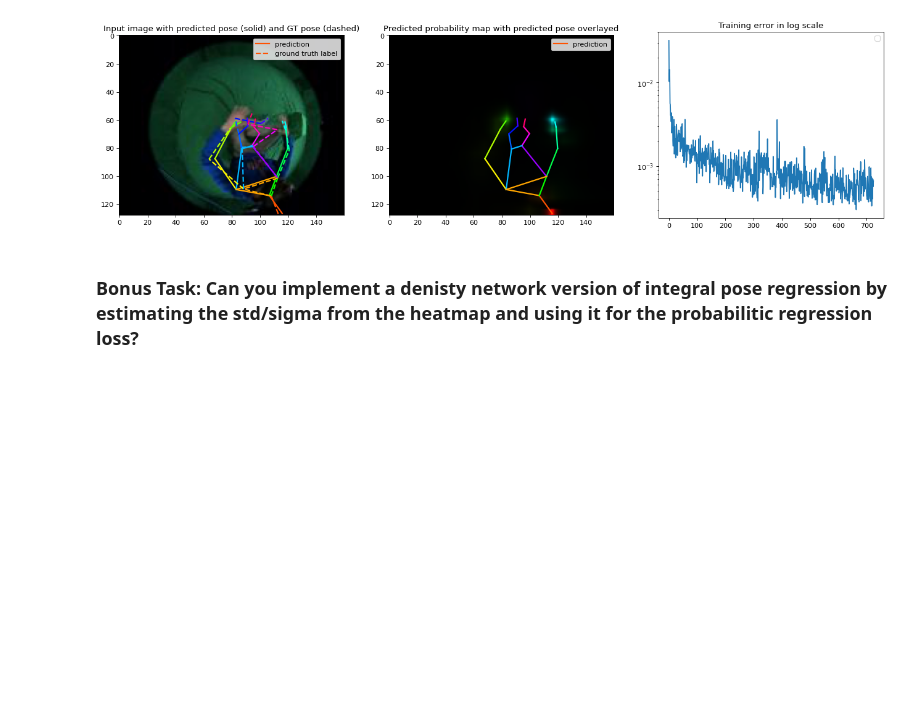
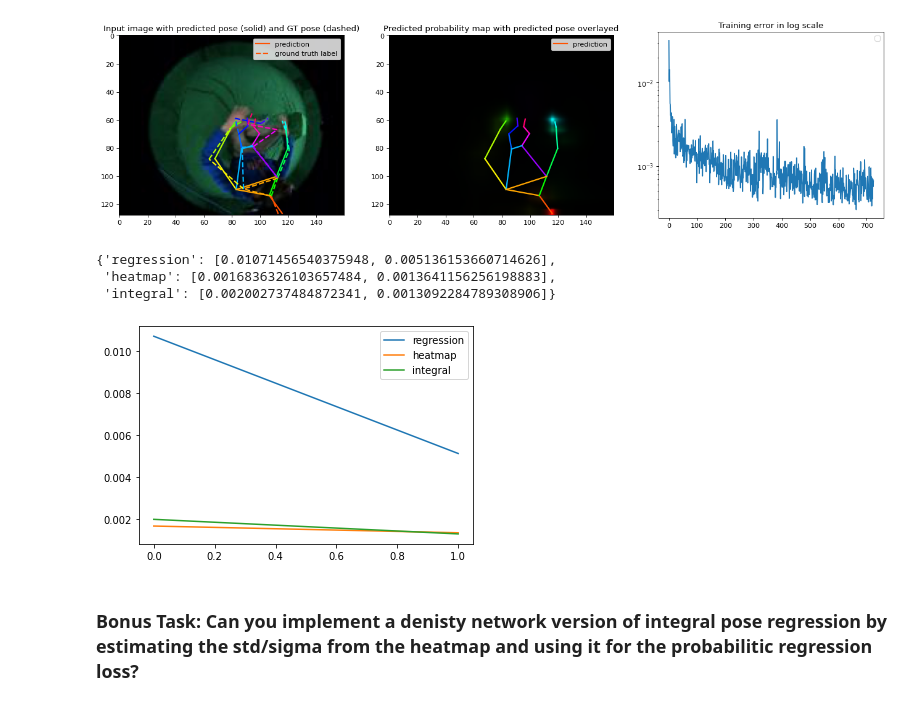
Before and after one commit to namratadeka/cs533-hw2, a Jupyter notebook: assignment2.ipynb, the cells around one changed output. Cells and saved outputs as stored; diff of their text form; code cells hidden in the pictures; blank space fills up the shorter version.

Commit message:
Task III complete

```diff
--- a/assignment2.ipynb
+++ b/assignment2.ipynb
@@ -445,3 +452,56 @@ KeyboardInterrupt:
+# %%
+# TODO: Task III, validation, which approach is the best?
+from tqdm import tqdm
+from collections import defaultdict
+num_epochs=2
+
+path_map = {'regression': 'regression_network',
+            'heatmap': 'det_network',
+            'integral': 'int_network'
+           }
+semi_metrics = {'regression': defaultdict(list),
+                'heatmap': defaultdict(list),
+                'integral': defaultdict(list)
+               }
+
+errors = {'regression': list(),
+          'heatmap': list(),
+          'integral': list()
+         }
+for model_name in path_map:
+    network = eval(path_map[model_name])
+    for e in range(num_epochs):
+        network.load_state_dict(torch.load("{}_{}.pth".format(path_map[model_name], e)))
+        network.eval()
+
+        val_iter = iter(val_loader)
+        iterator = tqdm(range(len(val_loader)), dynamic_ncols=True)
+        iterator.set_description("{} network: Epoch {}".format(model_name, e))
+
+        for i in iterator:
+            batch_cpu = next(val_iter)
+            batch_gpu = dict_to_device(batch_cpu, 'cuda')
+            with torch.no_grad():
+                pred = network(batch_gpu)
+            pred_cpu = dict_to_device(pred, 'cpu')
+            pred_pose = get_joint_loc(pred_cpu, model_name)
+            mse_per_image = ((pred_pose - batch_cpu['pose_2d']).norm(dim=-1)**2).mean(dim=-1)
+            semi_metrics[model_name][e].append(mse_per_image)
+
+        errors[model_name].append(torch.cat(semi_metrics[model_name][e]).mean().item())
+# %%
+errors
+# %% [output]
+{'regression': [0.01071456540375948, 0.005136153660714626],
+ 'heatmap': [0.0016836326103657484, 0.0013641156256198883],
+ 'integral': [0.002002737484872341, 0.0013092284789308906]}
+# %%
+for arch in errors:
+    plt.plot(errors[arch], label=arch)
+plt.legend()
+plt.show()
+# %% [output]
+[figure, added]
 # %% [markdown]
 ### Bonus Task: Can you implement a denisty network version of integral pose regression by estimating the std/sigma from the heatmap and using it for the probabilitic regression loss?
 # %%
```
Also changed, not shown: parts of 3 cells of this notebook.
